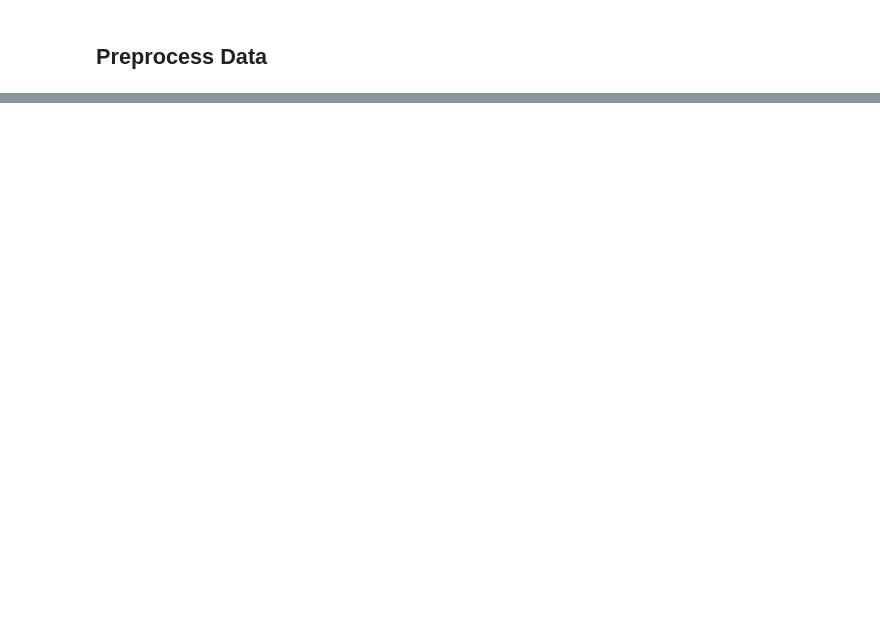
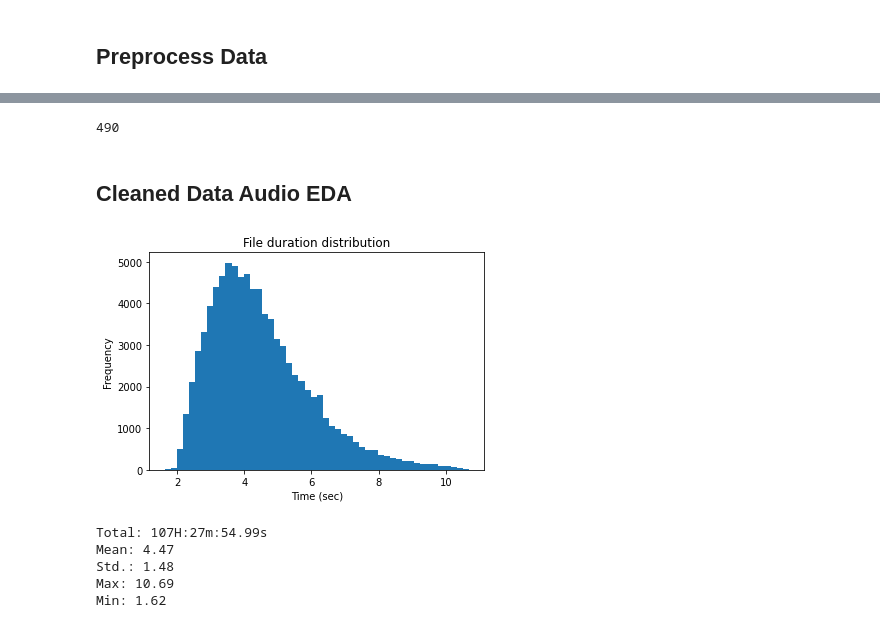
Before and after one commit to ekapolc/Thai_commonvoice_split, a Jupyter notebook: clean_common_voice.ipynb, the cells around one changed output, grey strips where cells are left out. Saved outputs shown, nothing was run; the diff lists cells and outputs as text; code cells hidden in the pictures; blank space fills up the shorter version.

```diff
--- a/clean_common_voice.ipynb
+++ b/clean_common_voice.ipynb
@@ -256,0 +378,12 @@ texts.to_csv('../data/validated_cleaned.tsv', index=False, sep='\t')
+# %%
+preprocessed_test = texts[texts["set"] == "test"]
+preprocessed_dev = texts[texts["set"] == "dev"]
+preprocessed_train = texts[texts["set"] == "train"]
+# %%
+# check train utterances that contains sentence in dev/test set
+leakage_utt: List[str] = preprocessed_train.merge(preprocessed_dev, on="sentence")["path_x"].values.tolist() + preprocessed_train.merge(preprocessed_test, on="sentence")["path_x"].values.tolist()
+len(leakage_utt)
+# %% [output]
+490
+# %%
+preprocessed_train = preprocessed_train[~preprocessed_train["path"].isin(leakage_utt)]  # remove repeated utt
@@ -256,0 +406,23 @@ texts.to_csv('../data/validated_cleaned.tsv', index=False, sep='\t')
+# %% [markdown]
+## Cleaned Data Audio EDA
+# %%
+audios: List[str] = preprocessed_train["path"].map(lambda path: get_full_path(cv_root=cv_root, path=path)).tolist()
+audios_len: List[float] = [get_audio_len(f) for f in tqdm(audios)]
+plt.hist(audios_len, bins=50)
+plt.xlabel("Time (sec)")
+plt.ylabel("Frequency")
+plt.title("File duration distribution")
+plt.show()
+
+print(f"Total: {sec_to_hour(np.sum(audios_len))}")
+print(f"Mean: {np.mean(audios_len):.2f}")
+print(f"Std.: {np.std(audios_len):.2f}")
+print(f"Max: {np.max(audios_len):.2f}")
+print(f"Min: {np.min(audios_len):.2f}")
+# %% [output]
+[figure, added]
+Total: 107H:27m:54.99s
+Mean: 4.47
+Std.: 1.48
+Max: 10.69
+Min: 1.62
```
Also changed, not shown: parts of 34 cells of this notebook, 2 other files.
